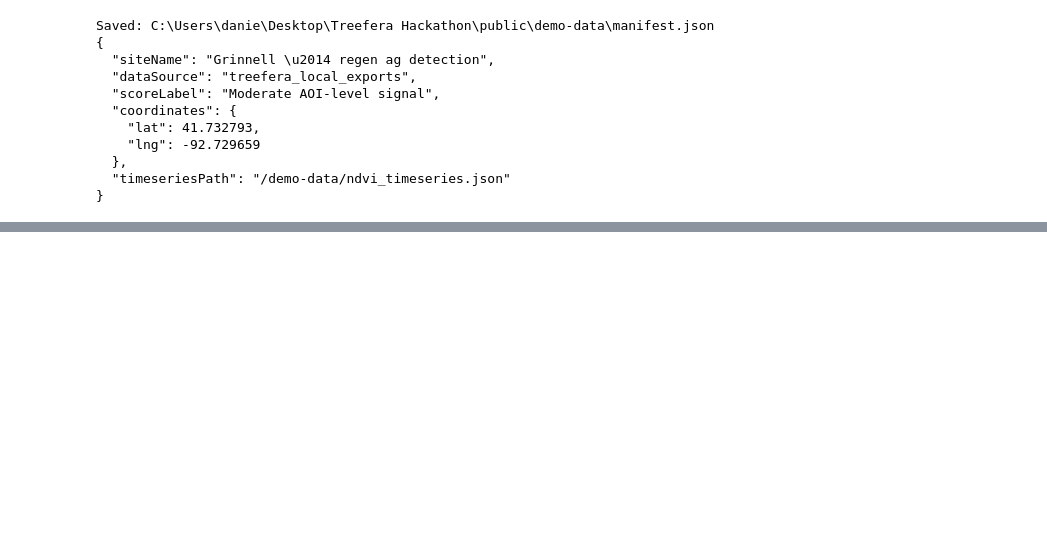
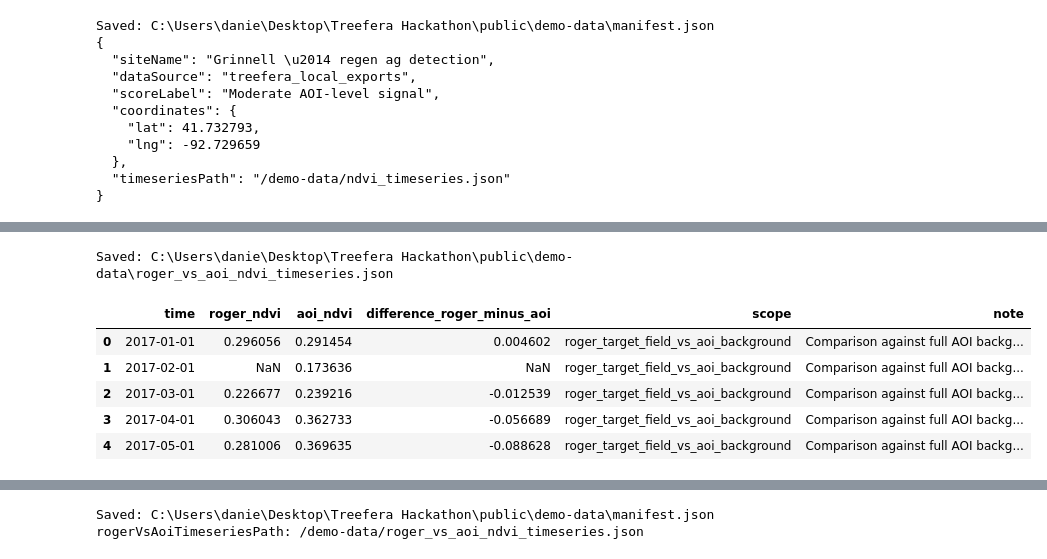
Before and after one commit to Gurnski/Treefera-Hackathon, a Jupyter notebook: notebooks/roger_ndvi_pipeline.ipynb, the cells around one changed output, grey strips where cells are left out. Cells and saved outputs as stored; diff of their text form; code cells hidden in the pictures; blank space fills up the shorter version.

```diff
--- a/notebooks/roger_ndvi_pipeline.ipynb
+++ b/notebooks/roger_ndvi_pipeline.ipynb
@@ -481,0 +705,36 @@ Saved: C:\Users\danie\Desktop\Treefera Hackathon\public\demo-data\manifest.json
+# %%
+aoi_ts = pd.read_json(DEMO_DATA / "ndvi_timeseries.json")
+roger_ts = pd.read_json(DEMO_DATA / "roger_field_ndvi_timeseries.json")
+
+aoi_ts = aoi_ts.rename(columns={"ndvi": "aoi_ndvi"})
+roger_ts = roger_ts.rename(columns={"ndvi": "roger_ndvi"})
+
+comparison = pd.merge(
+    roger_ts[["time", "roger_ndvi"]],
+    aoi_ts[["time", "aoi_ndvi"]],
+    on="time",
+    how="outer"
+)
+
+comparison["time"] = pd.to_datetime(comparison["time"])
+comparison["difference_roger_minus_aoi"] = comparison["roger_ndvi"] - comparison["aoi_ndvi"]
+comparison["scope"] = "roger_target_field_vs_aoi_background"
+comparison["note"] = "Comparison against full AOI background only, not matched neighbour controls"
+
+comparison_export = comparison.copy()
+comparison_export["time"] = comparison_export["time"].dt.strftime("%Y-%m-%d")
+
+out = DEMO_DATA / "roger_vs_aoi_ndvi_timeseries.json"
+comparison_export.to_json(out, orient="records", indent=2)
+
+print("Saved:", out)
+display(comparison.head())
+display(comparison.tail())
+# %% [output]
+Saved: C:\Users\danie\Desktop\Treefera Hackathon\public\demo-data\roger_vs_aoi_ndvi_timeseries.json
+|  | time | roger_ndvi | aoi_ndvi | difference_roger_minus_aoi | scope | note |
+| 0 | 2017-01-01 | 0.296056 | 0.291454 | 0.004602 | roger_target_field_vs_aoi_background | Comparison against full AOI backg... |
+| 1 | 2017-02-01 | NaN | 0.173636 | NaN | roger_target_field_vs_aoi_background | Comparison against full AOI backg... |
+| 2 | 2017-03-01 | 0.226677 | 0.239216 | -0.012539 | roger_target_field_vs_aoi_background | Comparison against full AOI backg... |
+| 3 | 2017-04-01 | 0.306043 | 0.362733 | -0.056689 | roger_target_field_vs_aoi_background | Comparison against full AOI backg... |
+| 4 | 2017-05-01 | 0.281006 | 0.369635 | -0.088628 | roger_target_field_vs_aoi_background | Comparison against full AOI backg... |
@@ -481,0 +747,13 @@ Saved: C:\Users\danie\Desktop\Treefera Hackathon\public\demo-data\manifest.json
+# %%
+manifest_path = DEMO_DATA / "manifest.json"
+manifest = json.loads(manifest_path.read_text(encoding="utf-8"))
+
+manifest["rogerVsAoiTimeseriesPath"] = "/demo-data/roger_vs_aoi_ndvi_timeseries.json"
+
+manifest_path.write_text(json.dumps(manifest, indent=2), encoding="utf-8")
+
+print("Saved:", manifest_path)
+print("rogerVsAoiTimeseriesPath:", manifest["rogerVsAoiTimeseriesPath"])
+# %% [output]
+Saved: C:\Users\danie\Desktop\Treefera Hackathon\public\demo-data\manifest.json
+rogerVsAoiTimeseriesPath: /demo-data/roger_vs_aoi_ndvi_timeseries.json
```
Also changed, not shown: parts of 7 cells of this notebook, 34 other files.
